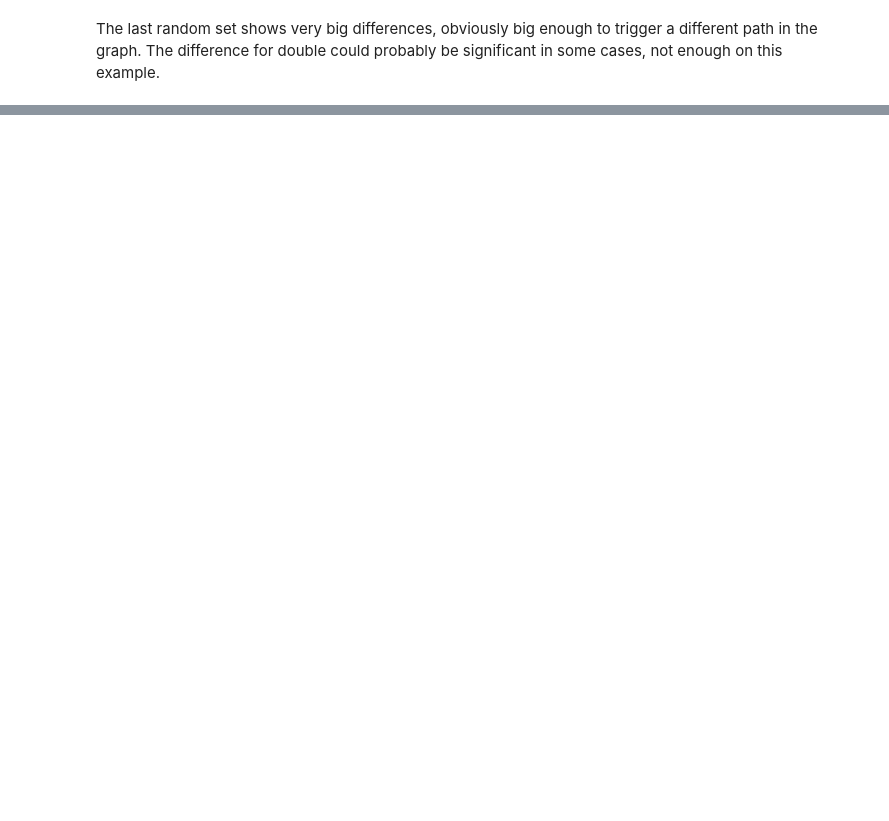
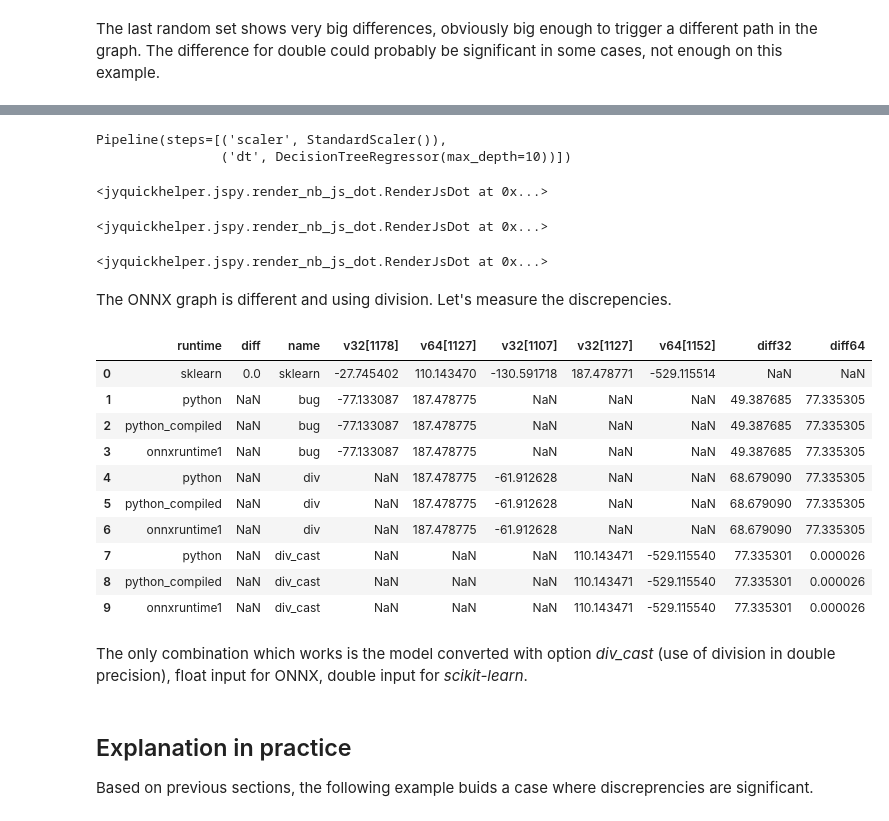
Before and after one commit to sdpython/mlprodict, a Jupyter notebook: _doc/notebooks/onnx_discrepencies.ipynb, the cells around one changed output, grey strips where cells are left out. Drawn from its saved outputs; the diff is of its cells as text; code cells hidden in the pictures; blank space fills up the shorter version.

```diff
--- a/_doc/notebooks/onnx_discrepencies.ipynb
+++ b/_doc/notebooks/onnx_discrepencies.ipynb
@@ -389,0 +392,76 @@ The last random set shows very big differences, obviously big enough to trigger
+# %%
+model = Pipeline([
+    ('scaler', StandardScaler()),
+    ('dt', DecisionTreeRegressor(max_depth=max_depth))
+])
+model.fit(Xi_train, yi_train)
+# %% [output]
+Pipeline(steps=[('scaler', StandardScaler()),
+                ('dt', DecisionTreeRegressor(max_depth=10))])
+# %%
+onx_std = to_onnx(model, Xi_train[:1].astype(numpy.float32))
+
+%onnxview onx_std
+# %% [output]
+<jyquickhelper.jspy.render_nb_js_dot.RenderJsDot at 0x...>
+# %%
+onx_div = to_onnx(model, Xi_train[:1].astype(numpy.float32),
+                  options={StandardScaler: {'div': 'div'}})
+%onnxview onx_div
+# %% [output]
+<jyquickhelper.jspy.render_nb_js_dot.RenderJsDot at 0x...>
+# %%
+onx_div_cast = to_onnx(model, Xi_train[:1].astype(numpy.float32),
+                       options={StandardScaler: {'div': 'div_cast'}})
+%onnxview onx_div_cast
+# %% [output]
+<jyquickhelper.jspy.render_nb_js_dot.RenderJsDot at 0x...>
+# %% [markdown]
+The ONNX graph is different and using division. Let's measure the discrepencies.
+# %%
+X32 = Xi_test.astype(numpy.float32)
+X64 = Xi_test.astype(numpy.float64)
+models = [('bug', model, onx_std),
+          ('div', model, onx_div),
+          ('div_cast', model, onx_div_cast),]
+
+obs = [dict(runtime='sklearn', diff=0, name='sklearn')]
+for name, mod, onx in models:
+    for runtime in ['python', 'python_compiled', 'onnxruntime1']:
+        oinf = OnnxInference(onx, runtime=runtime)
+        y_skl32 = mod.predict(X32)
+        y_skl64 = mod.predict(X64)
+        y_onx = oinf.run({'X': X32})['variable']
+
+        delta32 = numpy.abs(y_skl32 - y_onx.ravel())
+        am32 = delta32.argmax()
+        delta64 = numpy.abs(y_skl64 - y_onx.ravel())
+        am64 = delta64.argmax()
+
+        obs.append(dict(runtime=runtime, diff32=delta32.max(),
+                        diff64=delta64.max(), name=name))
+        obs[0]['v32[%d]' % am32] = y_skl32.ravel()[am32]
+        obs[0]['v64[%d]' % am64] = y_skl64.ravel()[am64]
+        obs[-1]['v32[%d]' % am32] = y_onx.ravel()[am32]
+        obs[-1]['v64[%d]' % am64] = y_onx.ravel()[am64]
+
+df = pandas.DataFrame(obs)
+df
+# %% [output]
+|  | runtime | diff | name | v32[1178] | v64[1127] | v32[1107] | v32[1127] | v64[1152] | diff32 | diff64 |
+| 0 | sklearn | 0.0 | sklearn | -27.745402 | 110.143470 | -130.591718 | 187.478771 | -529.115514 | NaN | NaN |
+| 1 | python | NaN | bug | -77.133087 | 187.478775 | NaN | NaN | NaN | 49.387685 | 77.335305 |
+| 2 | python_compiled | NaN | bug | -77.133087 | 187.478775 | NaN | NaN | NaN | 49.387685 | 77.335305 |
+| 3 | onnxruntime1 | NaN | bug | -77.133087 | 187.478775 | NaN | NaN | NaN | 49.387685 | 77.335305 |
+| 4 | python | NaN | div | NaN | 187.478775 | -61.912628 | NaN | NaN | 68.679090 | 77.335305 |
+| 5 | python_compiled | NaN | div | NaN | 187.478775 | -61.912628 | NaN | NaN | 68.679090 | 77.335305 |
+| 6 | onnxruntime1 | NaN | div | NaN | 187.478775 | -61.912628 | NaN | NaN | 68.679090 | 77.335305 |
+| 7 | python | NaN | div_cast | NaN | NaN | NaN | 110.143471 | -529.115540 | 77.335301 | 0.000026 |
+| 8 | python_compiled | NaN | div_cast | NaN | NaN | NaN | 110.143471 | -529.115540 | 77.335301 | 0.000026 |
+| 9 | onnxruntime1 | NaN | div_cast | NaN | NaN | NaN | 110.143471 | -529.115540 | 77.335301 | 0.000026 |
+# %% [markdown]
+The only combination which works is the model converted with option *div_cast* (use of division in double precision), float input for ONNX, double input for *scikit-learn*.
+# %% [markdown]
+## Explanation in practice
+
+Based on previous sections, the following example buids a case where discreprencies are significant.
```
Also changed, not shown: parts of 29 cells of this notebook, 2 other files.
